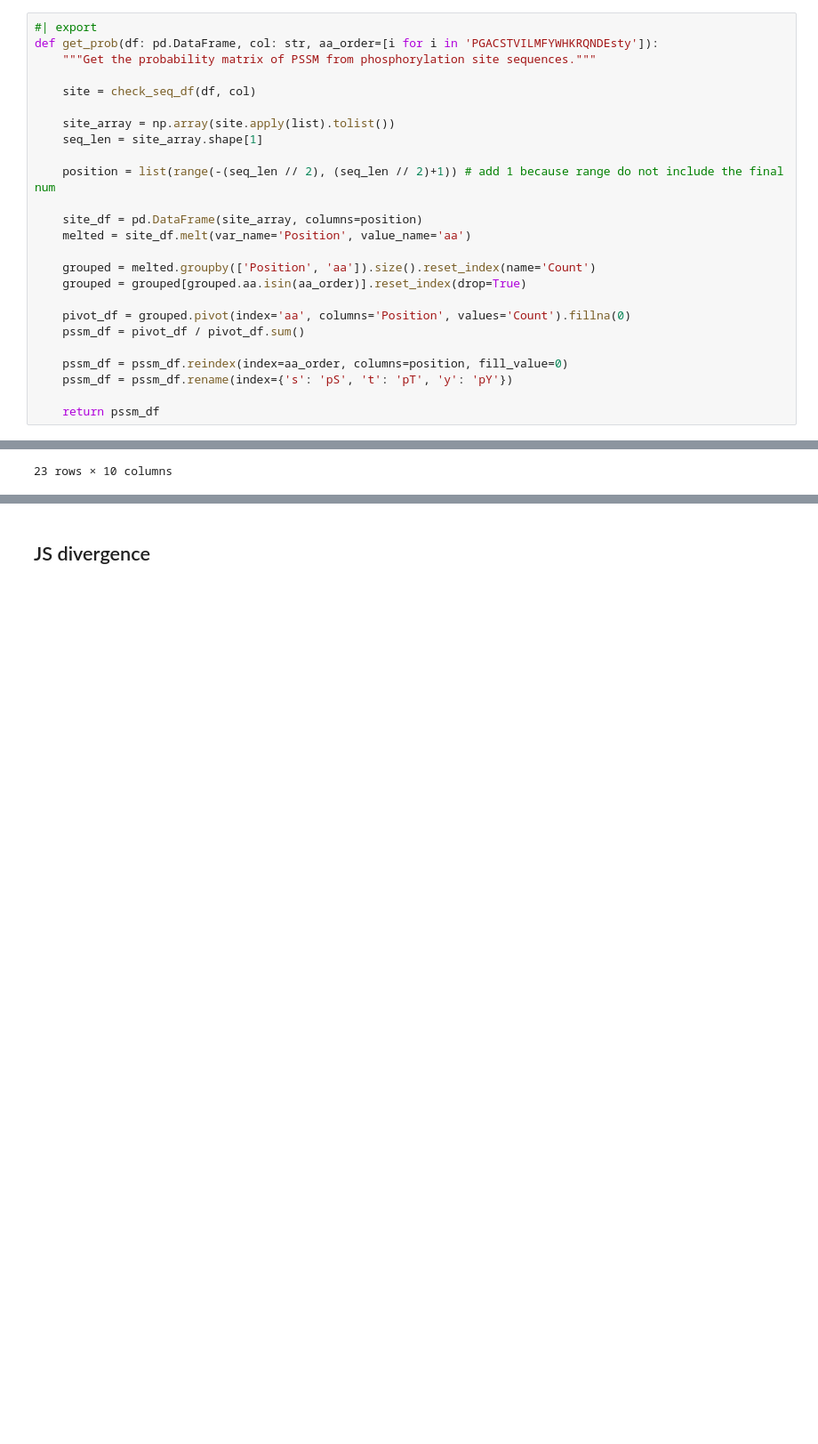
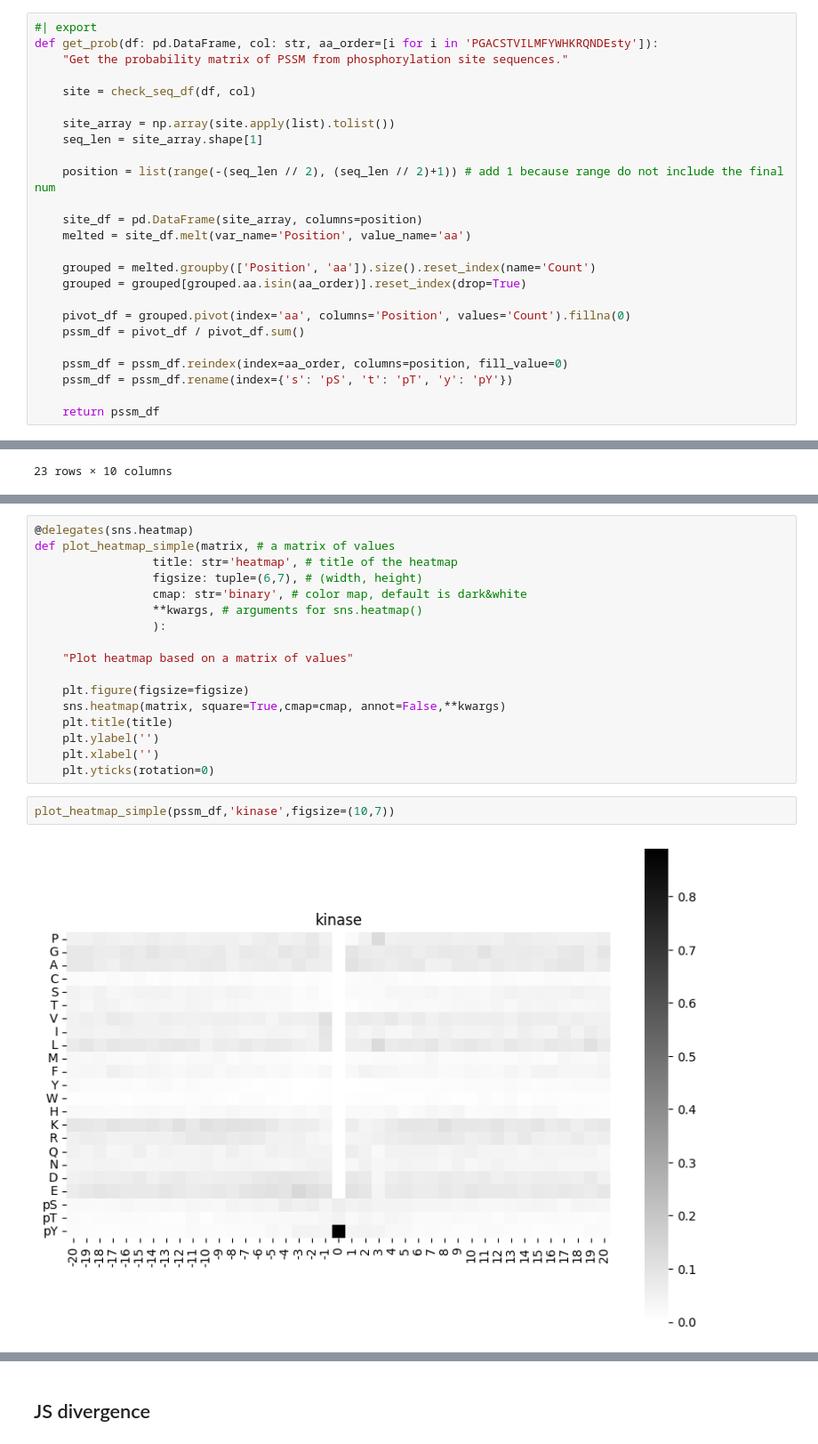
Before and after one commit to sky1ove/katlas, a Jupyter notebook: nbs/02_pssm.ipynb, the cells around one changed output, grey strips where cells are left out. Shown at 89% size. Cells and saved outputs as stored; diff of their text form; blank space fills up the shorter version.

```diff
--- a/nbs/02_pssm.ipynb
+++ b/nbs/02_pssm.ipynb
@@ -28,7 +37,7 @@ from katlas.pssm import *
 # %%
 #| export
 def get_prob(df: pd.DataFrame, col: str, aa_order=[i for i in 'PGACSTVILMFYWHKRQNDEsty']):
-    """Get the probability matrix of PSSM from phosphorylation site sequences."""
+    "Get the probability matrix of PSSM from phosphorylation site sequences."
 
     site = check_seq_df(df, col)
 
@@ -173,0 +353,21 @@ pssm2dict(pssm_df.iloc[:1,:10])
+# %%
+@delegates(sns.heatmap)
+def plot_heatmap_simple(matrix, # a matrix of values
+                 title: str='heatmap', # title of the heatmap
+                 figsize: tuple=(6,7), # (width, height)
+                 cmap: str='binary', # color map, default is dark&white
+                 **kwargs, # arguments for sns.heatmap()
+                 ):
+
+    "Plot heatmap based on a matrix of values"
+
+    plt.figure(figsize=figsize)
+    sns.heatmap(matrix, square=True,cmap=cmap, annot=False,**kwargs)
+    plt.title(title)
+    plt.ylabel('')
+    plt.xlabel('')
+    plt.yticks(rotation=0)
+# %%
+plot_heatmap_simple(pssm_df,'kinase',figsize=(10,7))
+# %% [output]
+[figure, added]
```
Also changed, not shown: parts of 78 cells of this notebook, 30 other files.
